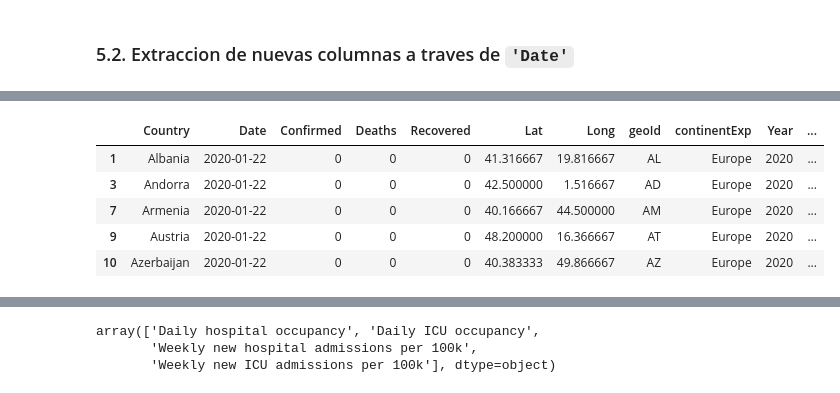
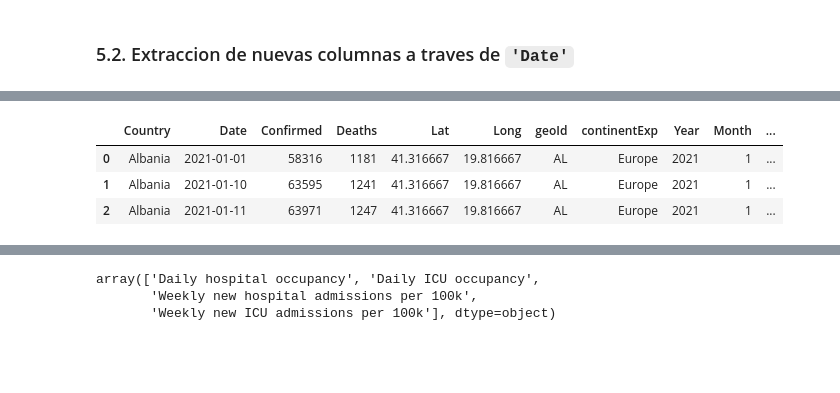
Before and after one commit to ParraCode/Core_Mid_Project-, a Jupyter notebook: data/data_cleaning.ipynb, the cells around one changed output, grey strips where cells are left out. Saved outputs shown, nothing was run; the diff lists cells and outputs as text; code cells hidden in the pictures; blank space fills up the shorter version.

```diff
--- a/data/data_cleaning.ipynb
+++ b/data/data_cleaning.ipynb
@@ -130,9 +130,9 @@ df1.set_index('Date-Country')
 # %% [markdown]
 Repetimos el mismo proceso anterior para el dataset `deaths_global.csv`
 # %%
-url_deaths_global = "https://data.humdata.org/hxlproxy/api/data-preview.csv?url=https%3A%2F%2Fraw.githubusercontent.com%2FCSSEGISandData%2FCOVID-19%2Fmaster%2Fcsse_covid_19_data%2Fcsse_covid_19_time_series%2Ftime_series_covid19_deaths_global.csv&filename=time_series_covid19_deaths_global.csv"
-df2 = pd.read_csv(url_deaths_global)
-#df2 = pd.read_csv('data_core/deaths_global.csv')
+#url_deaths_global = "https://data.humdata.org/hxlproxy/api/data-preview.csv?url=https%3A%2F%2Fraw.githubusercontent.com%2FCSSEGISandData%2FCOVID-19%2Fmaster%2Fcsse_covid_19_data%2Fcsse_covid_19_time_series%2Ftime_series_covid19_deaths_global.csv&filename=time_series_covid19_deaths_global.csv"
+#df2 = pd.read_csv(url_deaths_global)
+df2 = pd.read_csv('data_core/deaths_global.csv')
 
 df2 = df2.drop(['Province/State'], axis=1)
 df2 = df2.drop(['Lat'], axis=1)
@@ -198,14 +164,10 @@ df3.set_index('Date-Country')
 # %%
 # Creo un primer dataframe final (df_f1), mergeando df1 y df2 por 'Date-Country'
 df = pd.merge(df1, df2 , how='left', on='Date-Country')
-
-# Creo un sefundo dataframe final, mergeando el anterior dataframe (df_f1) y df3 por 'Date-Country'
-df = pd.merge(df, df3 , how='left', on='Date-Country')
 # %%
 #Elimino las columnas duplicadas
-df = df.drop(['Date-Country','Country/Region_y','Date_y', 'Country/Region_x','Date_x'], axis=1)
+df = df.drop(['Date-Country','Country/Region_y','Date_y'], axis=1)
 
 # Reordeno las Columnas
-df = df[['Country/Region','Date','Confirmed','Deaths','Recovered']]
-df = df.rename(columns={'Country/Region':'Country'})
-df
+df = df.rename(columns={'Country/Region_x':'Country', 'Date_x':'Date'})
+df = df[['Country','Date','Confirmed','Deaths']]
@@ -256,5 +214,7 @@ Para poder aprovechar los dataset de data_extra, que estan centrados unicamente
 # Filtro el dataframe (df) para paises europeos
 filter_europe = df['continentExp'] == 'Europe'
 df = df[filter_europe]
+df = df.sort_values(['Country','Date'], ascending=[True, True])
+df = df.reset_index(drop=True)
 df
 # %% [output]
@@ -349,14 +317,12 @@ array(['04', '05', '06', '07', '08', '09', '10', '11', '12', '13', '14',
 df["Year-Week"] = df["Year"].apply(str) + "-" + df["Week-Copy"]
 df["Year-Week-Copy"] = df["Year"].apply(str) + "-W" + df["Week-Copy"]
 # %%
-df.head(5)
+df.head(3)
 # %% [output]
-|  | Country | Date | Confirmed | Deaths | Recovered | Lat | Long | geoId | continentExp | Year | ... |
-| 1 | Albania | 2020-01-22 | 0 | 0 | 0 | 41.316667 | 19.816667 | AL | Europe | 2020 | ... |
-| 3 | Andorra | 2020-01-22 | 0 | 0 | 0 | 42.500000 | 1.516667 | AD | Europe | 2020 | ... |
-| 7 | Armenia | 2020-01-22 | 0 | 0 | 0 | 40.166667 | 44.500000 | AM | Europe | 2020 | ... |
-| 9 | Austria | 2020-01-22 | 0 | 0 | 0 | 48.200000 | 16.366667 | AT | Europe | 2020 | ... |
-| 10 | Azerbaijan | 2020-01-22 | 0 | 0 | 0 | 40.383333 | 49.866667 | AZ | Europe | 2020 | ... |
+|  | Country | Date | Confirmed | Deaths | Lat | Long | geoId | continentExp | Year | Month | ... |
+| 0 | Albania | 2021-01-01 | 58316 | 1181 | 41.316667 | 19.816667 | AL | Europe | 2021 | 1 | ... |
+| 1 | Albania | 2021-01-10 | 63595 | 1241 | 41.316667 | 19.816667 | AL | Europe | 2021 | 1 | ... |
+| 2 | Albania | 2021-01-11 | 63971 | 1247 | 41.316667 | 19.816667 | AL | Europe | 2021 | 1 | ... |
 # %%
 df.dtypes
 # %% [output]
```
Also changed, not shown: parts of 100 cells of this notebook, 9 other files.
